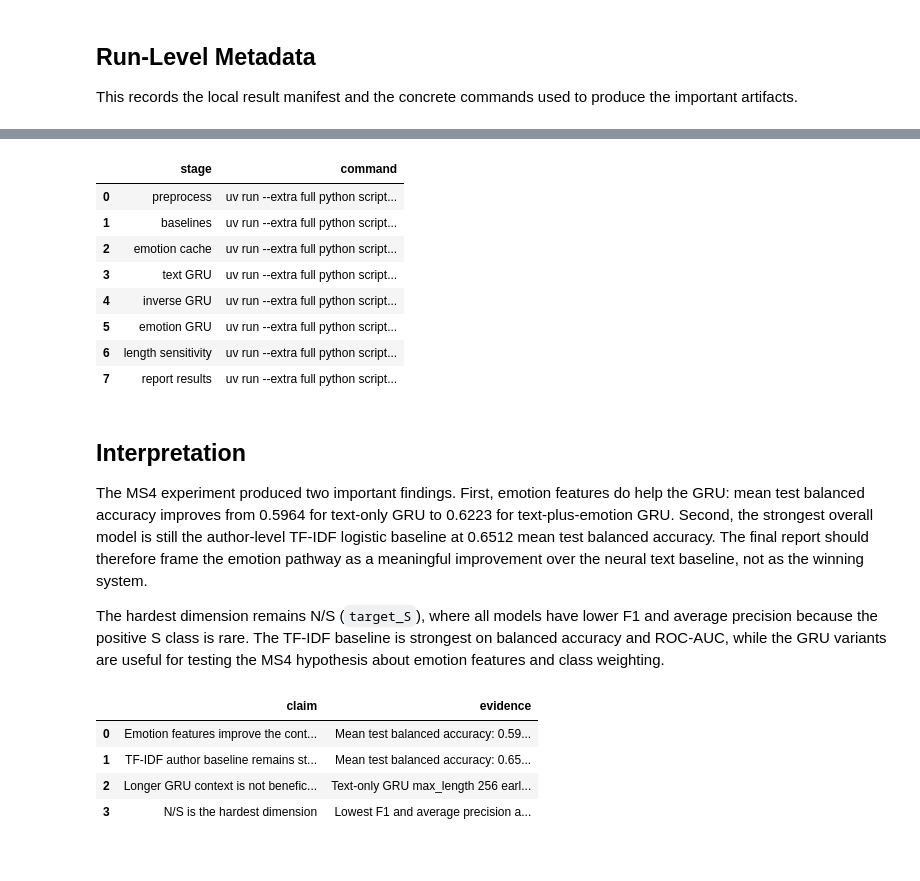
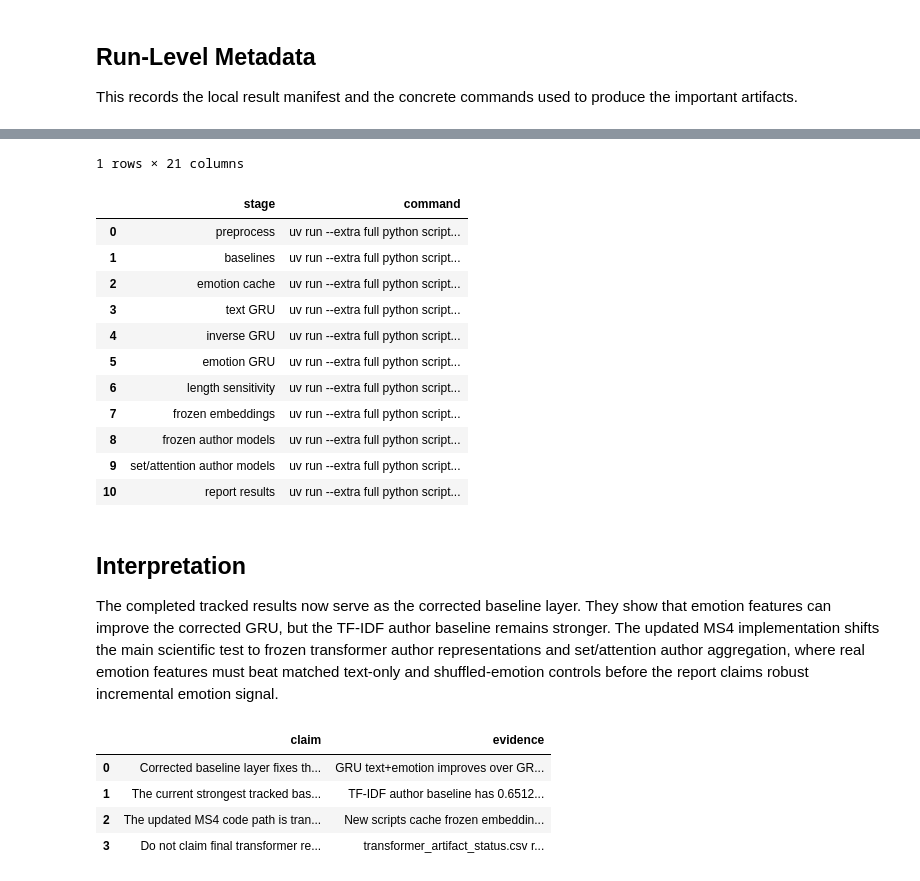
Before and after one commit to zih428/ac209b-emotion-mbti-final-project, a Jupyter notebook: milestones/ms4_final_modeling_deliverables/code/cs1090b_ms4_main_group66.ipynb, the cells around one changed output, grey strips where cells are left out. Cells and saved outputs as stored; diff of their text form; code cells hidden in the pictures.

Commit message:
Update MS4 notebook for transformer author design

```diff
--- a/milestones/ms4_final_modeling_deliverables/code/cs1090b_ms4_main_group66.ipynb
+++ b/milestones/ms4_final_modeling_deliverables/code/cs1090b_ms4_main_group66.ipynb
@@ -419,50 +557,55 @@ This records the local result manifest and the concrete commands used to produce
 # %%
 manifest = json.loads((REPORT_RESULTS_DIR / "manifest.json").read_text())
 display(pd.DataFrame([manifest]))
 
 commands = pd.DataFrame([
     {"stage": "preprocess", "command": "uv run --extra full python scripts/preprocess_reddit_ms4.py"},
     {"stage": "baselines", "command": "uv run --extra full python scripts/run_author_baselines.py"},
     {"stage": "emotion cache", "command": "uv run --extra full python scripts/cache_emotion_features.py --output-path artifacts/cache/emotion_probs_full.parquet --batch-size 256 --log-every-batches 100"},
     {"stage": "text GRU", "command": "uv run --extra full python scripts/train_stage2_text_gru.py --full-run"},
     {"stage": "inverse GRU", "command": "uv run --extra full python scripts/train_stage2_text_gru.py --full-run --run-id stage2_text_gru_inverse_full --pos-weight-variant inverse"},
-    {"stage": "emotion GRU", "command": "uv run --extra full python scripts/train_stage2_text_gru.py --full-run --emotion-feature-path artifacts/cache/emotion_probs_full.parquet --run-id stage2_text_emotion_gru_full"},
+    {"stage": "emotion GRU", "command": "uv run --extra full python scripts/train_stage2_text_gru.py --full-run --run-id stage2_text_emotion_gru_full --emotion-feature-path artifacts/cache/emotion_probs_full.parquet"},
     {"stage": "length sensitivity", "command": "uv run --extra full python scripts/train_stage2_text_gru.py --full-run --run-id stage2_text_gru_len256_full --max-length 256 --pos-weight-variant sqrt"},
+    {"stage": "frozen embeddings", "command": "uv run --extra full python scripts/cache_transformer_embeddings.py --model-id sentence-transformers/all-MiniLM-L6-v2"},
+    {"stage": "frozen author models", "command": "uv run --extra full python scripts/run_transformer_author_models.py --embedding-cache-dir artifacts/cache/transformer_embeddings/sentence-transformers__all-MiniLM-L6-v2_max256"},
+    {"stage": "set/attention author models", "command": "uv run --extra full python scripts/run_set_attention_author_models.py --full-run --embedding-cache-dir artifacts/cache/transformer_embeddings/sentence-transformers__all-MiniLM-L6-v2_max256"},
     {"stage": "report results", "command": "uv run --extra full python scripts/aggregate_report_results.py"},
 ])
 display(commands)
 # %% [output]
 |  | bootstrap_differences_path | bootstrap_intervals_path | confusions_path | emotion_distribution_path | figures | ... |
 | 0 | bootstrap_pairwise_differences.csv | bootstrap_model_intervals.csv | final_confusion_matrices.csv | emotion_distribution_source_vs_re... | [fig_ms4_pipeline_diagram.png, fi... | ... |
+1 rows × 21 columns
 |  | stage | command |
 | 0 | preprocess | uv run --extra full python script... |
 | 1 | baselines | uv run --extra full python script... |
 | 2 | emotion cache | uv run --extra full python script... |
 | 3 | text GRU | uv run --extra full python script... |
 | 4 | inverse GRU | uv run --extra full python script... |
 | 5 | emotion GRU | uv run --extra full python script... |
 | 6 | length sensitivity | uv run --extra full python script... |
-| 7 | report results | uv run --extra full python script... |
+| 7 | frozen embeddings | uv run --extra full python script... |
+| 8 | frozen author models | uv run --extra full python script... |
+| 9 | set/attention author models | uv run --extra full python script... |
+| 10 | report results | uv run --extra full python script... |
 # %% [markdown]
 ## Interpretation
 
-The MS4 experiment produced two important findings. First, emotion features do help the GRU: mean test balanced accuracy improves from 0.5964 for text-only GRU to 0.6223 for text-plus-emotion GRU. Second, the strongest overall model is still the author-level TF-IDF logistic baseline at 0.6512 mean test balanced accuracy. The final report should therefore frame the emotion pathway as a meaningful improvement over the neural text baseline, not as the winning system.
-
-The hardest dimension remains N/S (`target_S`), where all models have lower F1 and average precision because the positive S class is rare. The TF-IDF baseline is strongest on balanced accuracy and ROC-AUC, while the GRU variants are useful for testing the MS4 hypothesis about emotion features and class weighting.
+The completed tracked results now serve as the corrected baseline layer. They show that emotion features can improve the corrected GRU, but the TF-IDF author baseline remains stronger. The updated MS4 implementation shifts the main scientific test to frozen transformer author representations and set/attention author aggregation, where real emotion features must beat matched text-only and shuffled-emotion controls before the report claims robust incremental emotion signal.
 # %%
 final_claims = pd.DataFrame([
-    {"claim": "Emotion features improve the controlled GRU", "evidence": "Mean test balanced accuracy: 0.5964 -> 0.6223; paired bootstrap difference +0.0258 with 95% CI [+0.0022, +0.0496]"},
-    {"claim": "TF-IDF author baseline remains strongest", "evidence": "Mean test balanced accuracy: 0.6512; bootstrap CI [0.6341, 0.6673]"},
-    {"claim": "Longer GRU context is not beneficial here", "evidence": "Text-only GRU max_length 256 early-stopped with test mean balanced accuracy 0.5029 versus 0.5964 at max_length 128"},
-    {"claim": "N/S is the hardest dimension", "evidence": "Lowest F1 and average precision across models for target_S"},
+    {"claim": "Corrected baseline layer fixes the MS3 collapse enough to measure emotion deltas", "evidence": "GRU text+emotion improves over GRU text: 0.5964 -> 0.6223 mean test balanced accuracy."},
+    {"claim": "The current strongest tracked baseline remains lexical", "evidence": "TF-IDF author baseline has 0.6512 mean test balanced accuracy."},
+    {"claim": "The updated MS4 code path is transformer-author centered", "evidence": "New scripts cache frozen embeddings, build author features, train frozen probes, train set/attention models, and aggregate real-vs-shuffled emotion deltas."},
+    {"claim": "Do not claim final transformer results until full artifacts exist", "evidence": "transformer_artifact_status.csv records whether frozen/set-attention result artifacts are available."},
 ])
 display(final_claims)
 # %% [output]
 |  | claim | evidence |
-| 0 | Emotion features improve the cont... | Mean test balanced accuracy: 0.59... |
-| 1 | TF-IDF author baseline remains st... | Mean test balanced accuracy: 0.65... |
-| 2 | Longer GRU context is not benefic... | Text-only GRU max_length 256 earl... |
-| 3 | N/S is the hardest dimension | Lowest F1 and average precision a... |
+| 0 | Corrected baseline layer fixes th... | GRU text+emotion improves over GR... |
+| 1 | The current strongest tracked bas... | TF-IDF author baseline has 0.6512... |
+| 2 | The updated MS4 code path is tran... | New scripts cache frozen embeddin... |
+| 3 | Do not claim final transformer re... | transformer_artifact_status.csv r... |
 # %% [markdown]
 ## References and Disclosure
 
```
Also changed, not shown: parts of 21 cells of this notebook, 3 other files.
